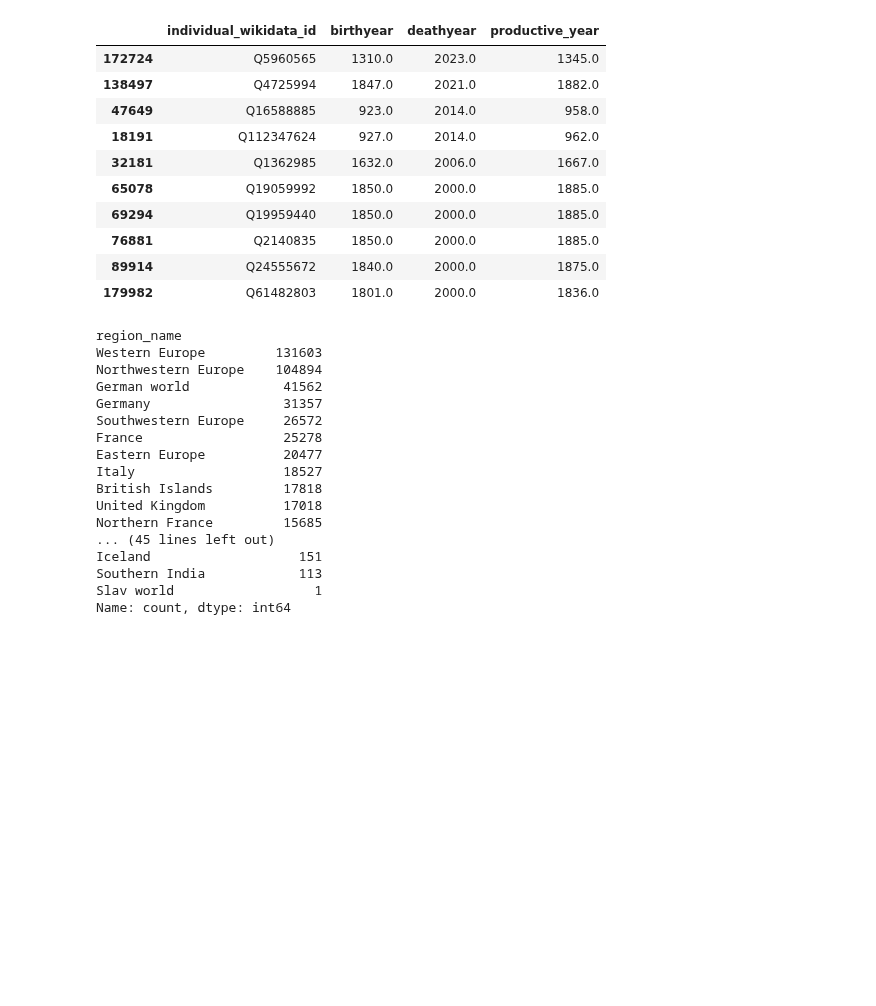
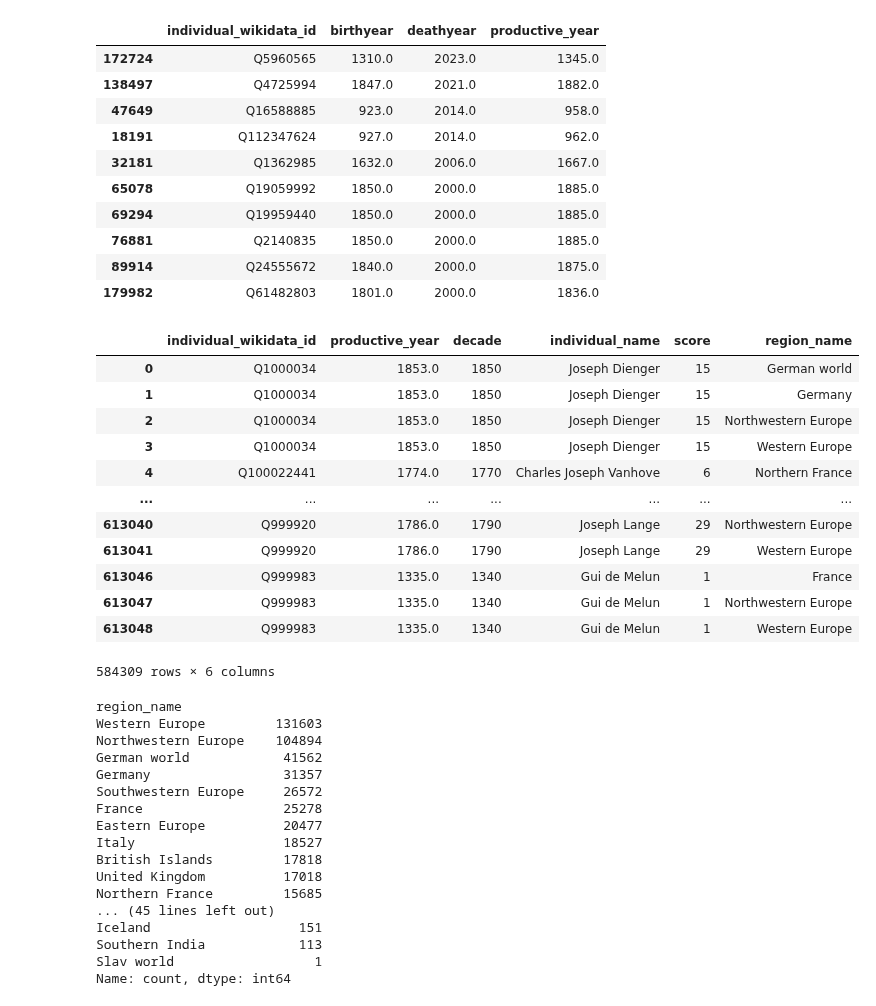
Before and after one commit to charlesdedampierre/cultura, a Jupyter notebook: 2-cultura_database_extract/1 - make_individuals_and_regions_score copy.ipynb, the cells around one changed output. Saved outputs shown, nothing was run; the diff lists cells and outputs as text; code cells hidden in the pictures; blank space fills up the shorter version.

```diff
--- a/2-cultura_database_extract/1 - make_individuals_and_regions_score copy.ipynb
+++ b/2-cultura_database_extract/1 - make_individuals_and_regions_score copy.ipynb
@@ -137,3 +137,19 @@ df_final = df_final.drop_duplicates()
 
 df_final = df_final[df_final['decade']<=max_year]
 df_final.to_csv('db_extract/df_individuals_score.csv')
+# %%
+df_final
+# %% [output]
+|  | individual_wikidata_id | productive_year | decade | individual_name | score | region_name |
+| 0 | Q1000034 | 1853.0 | 1850 | Joseph Dienger | 15 | German world |
+| 1 | Q1000034 | 1853.0 | 1850 | Joseph Dienger | 15 | Germany |
+| 2 | Q1000034 | 1853.0 | 1850 | Joseph Dienger | 15 | Northwestern Europe |
+| 3 | Q1000034 | 1853.0 | 1850 | Joseph Dienger | 15 | Western Europe |
+| 4 | Q100022441 | 1774.0 | 1770 | Charles Joseph Vanhove | 6 | Northern France |
+| ... | ... | ... | ... | ... | ... | ... |
+| 613040 | Q999920 | 1786.0 | 1790 | Joseph Lange | 29 | Northwestern Europe |
+| 613041 | Q999920 | 1786.0 | 1790 | Joseph Lange | 29 | Western Europe |
+| 613046 | Q999983 | 1335.0 | 1340 | Gui de Melun | 1 | France |
+| 613047 | Q999983 | 1335.0 | 1340 | Gui de Melun | 1 | Northwestern Europe |
+| 613048 | Q999983 | 1335.0 | 1340 | Gui de Melun | 1 | Western Europe |
+584309 rows × 6 columns
```
Also changed, not shown: parts of 1 cell of this notebook, 2 other files.
